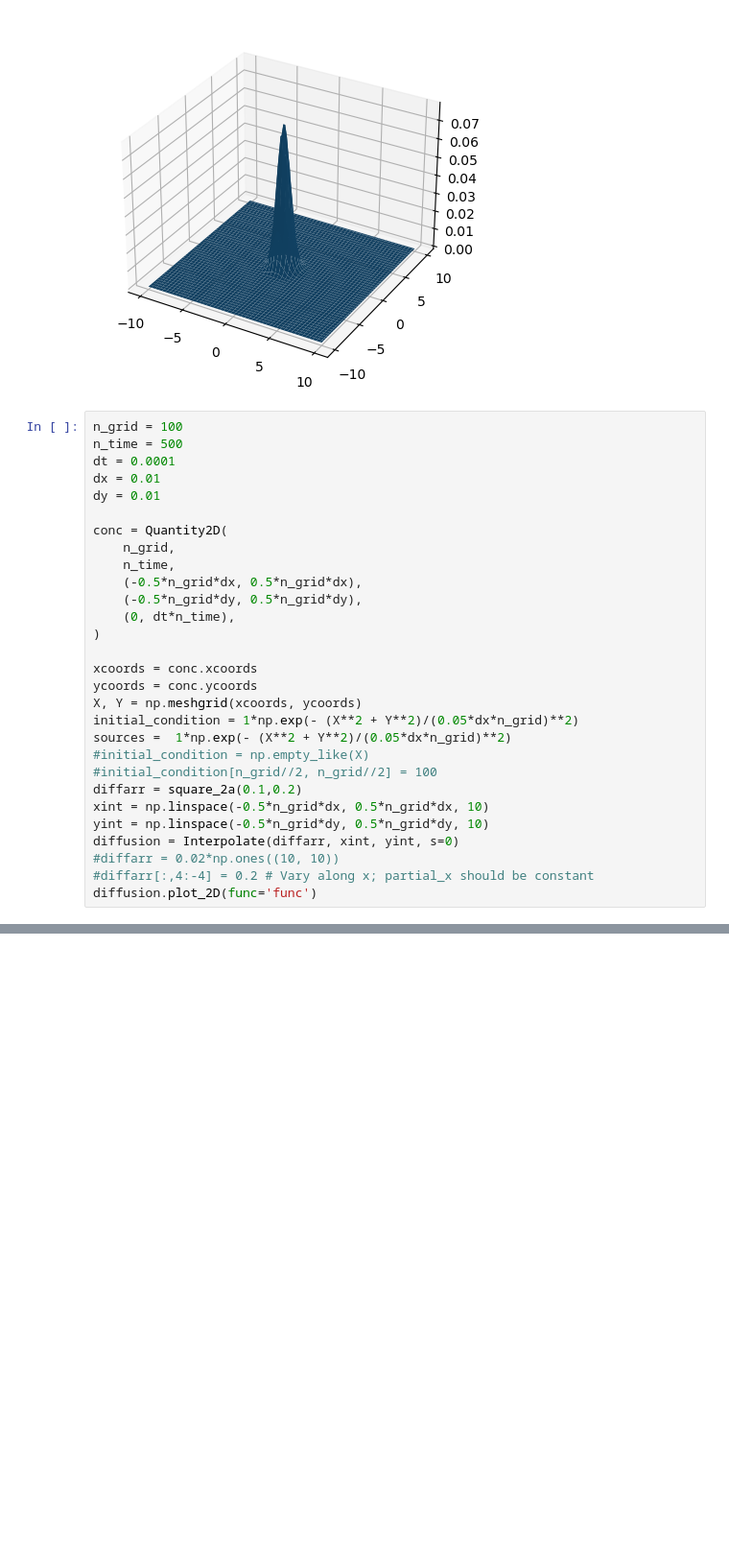
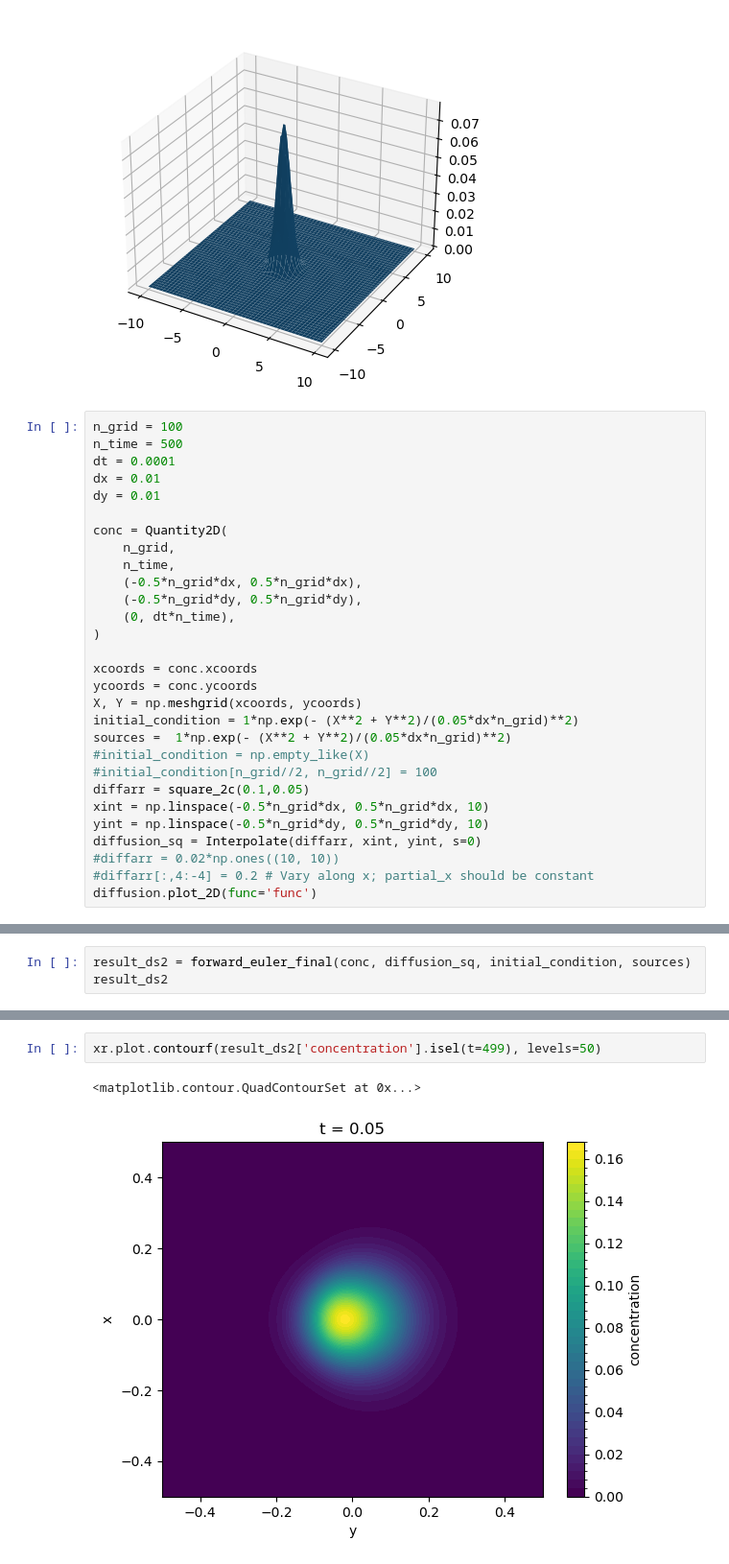
Before and after one commit to fongkenrui/A409_SeleniumDispersion, a Jupyter notebook: FW_test.ipynb, the cells around one changed output, grey strips where cells are left out. Shown at 96% size. Cells and saved outputs as stored; diff of their text form; blank space fills up the shorter version.

```diff
--- a/FW_test.ipynb
+++ b/FW_test.ipynb
@@ -140,10 +134,10 @@ initial_condition = 1*np.exp(- (X**2 + Y**2)/(0.05*dx*n_grid)**2)
 sources =  1*np.exp(- (X**2 + Y**2)/(0.05*dx*n_grid)**2)
 #initial_condition = np.empty_like(X)
 #initial_condition[n_grid//2, n_grid//2] = 100
-diffarr = square_2a(0.1,0.2)
+diffarr = square_2c(0.1,0.05)
 xint = np.linspace(-0.5*n_grid*dx, 0.5*n_grid*dx, 10)
 yint = np.linspace(-0.5*n_grid*dy, 0.5*n_grid*dy, 10)
-diffusion = Interpolate(diffarr, xint, yint, s=0)
+diffusion_sq = Interpolate(diffarr, xint, yint, s=0)
 #diffarr = 0.02*np.ones((10, 10))
 #diffarr[:,4:-4] = 0.2 # Vary along x; partial_x should be constant
 diffusion.plot_2D(func='func')
@@ -173,0 +148,3 @@ IndexError: tuple index out of range
+# %%
+result_ds2 = forward_euler_final(conc, diffusion_sq, initial_condition, sources)
+result_ds2
@@ -173,0 +169,5 @@ IndexError: tuple index out of range
+# %%
+xr.plot.contourf(result_ds2['concentration'].isel(t=499), levels=50)
+# %% [output]
+<matplotlib.contour.QuadContourSet at 0x...>
+[figure, added]
```
Also changed, not shown: parts of 9 cells of this notebook, 2 other files.
